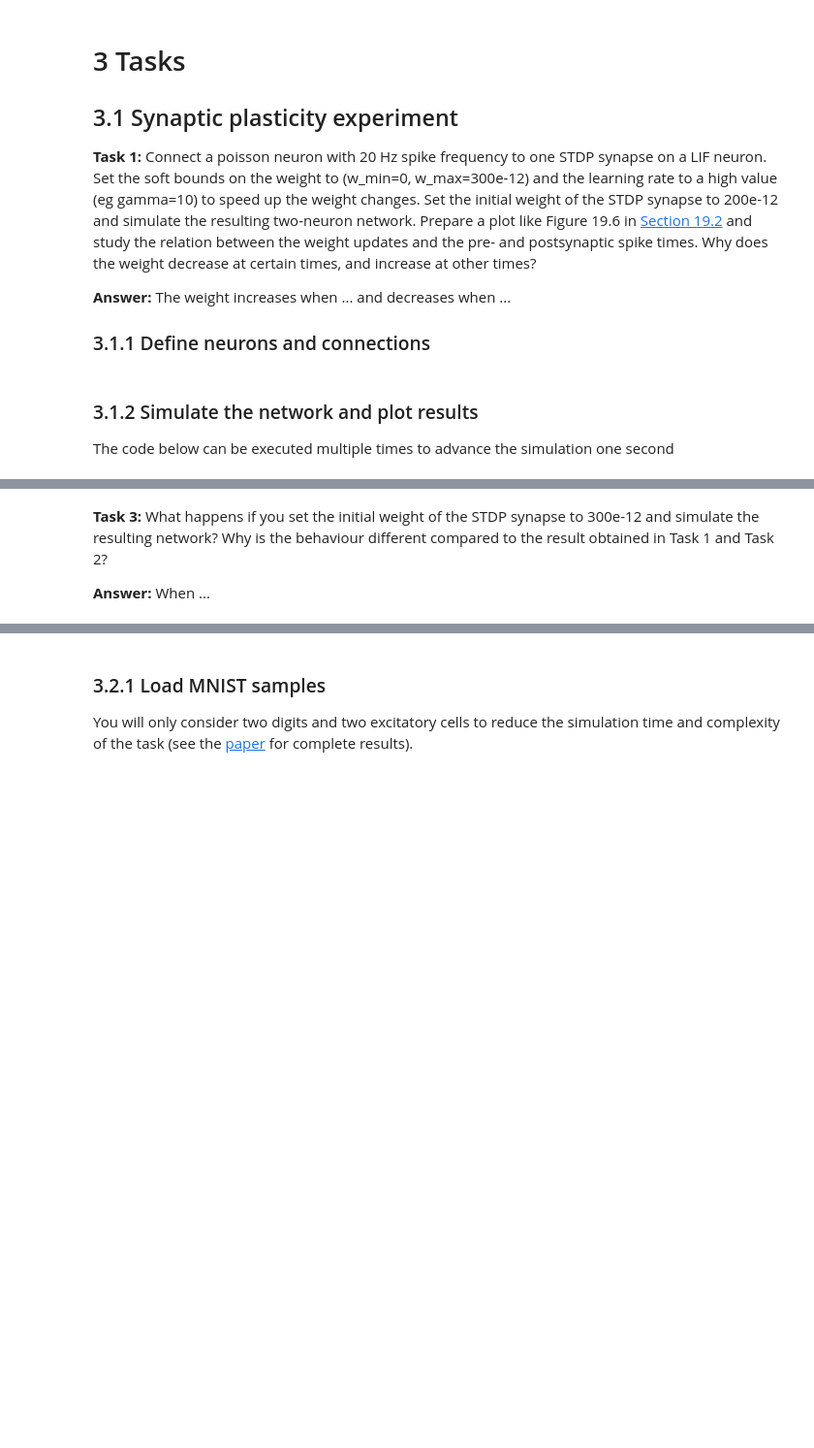
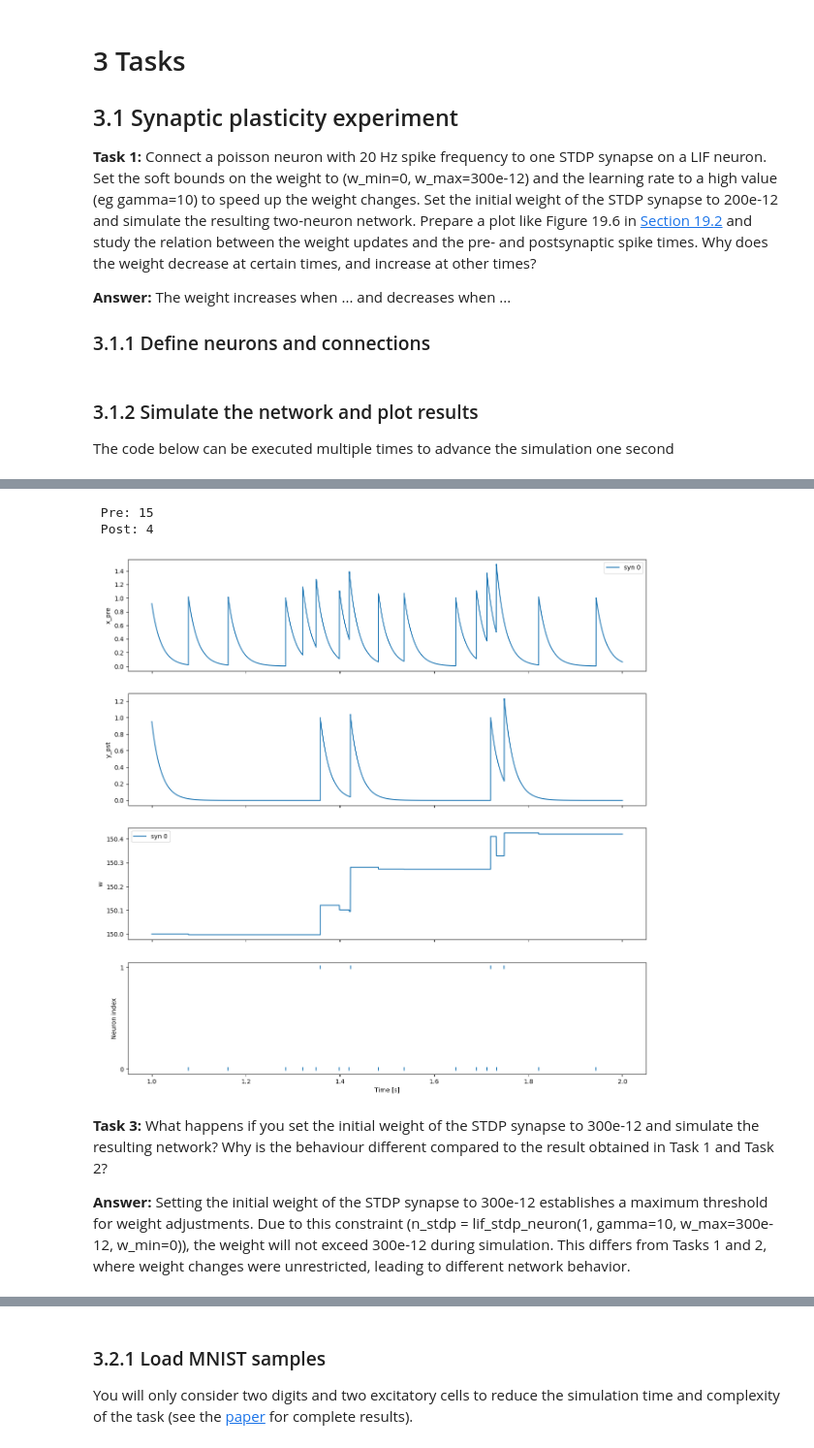
Before and after one commit to 1Ahm1/d7046e-snn2, a Jupyter notebook: SNN-Excercise-2-group1.ipynb, the cells around one changed output, grey strips where cells are left out. Shown at 97% size. Drawn from its saved outputs; the diff is of its cells as text; code cells hidden in the pictures; blank space fills up the shorter version.

```diff
--- a/SNN-Excercise-2-group1.ipynb
+++ b/SNN-Excercise-2-group1.ipynb
@@ -251,4 +272,68 @@ rasterplot(ax4, t_spike, n_spike,'Time [s]','Neuron index')
+# %%
+# Code for Task 2
+
+# Set the initial weight of the STDP synapse to 150e-12
+n_stdp['w_syn'][0] = 150e-12
+
+# Initialize variables for storing data
+t0 = t
+tv = []         # List to store time values
+x = []          # List to store pre-synaptic traces
+y = []          # List to store post-synaptic traces
+w = []          # List to store synaptic weights
+t_spike = []    # List to store spike times
+n_spike = []    # List to store neuron indices that spiked
+
+# Simulate the network for one second
+while t < t0 + 1:
+
+    # Update the network state for each timestep
+    spikes = update(dt, t, neurons, connections)
+
+    # Store membrane potentials and spike information for analysis and plotting
+    tv.append(t)
+    x.append(list(n_stdp['x_pre']))  # Store pre-synaptic traces
+    y.append(n_stdp['y_pst'])        # Store post-synaptic trace
+    w.append(list(n_stdp['w_syn'] / 1e-12))  # Store synaptic weights (converted to picoamps)
+
+    # Store spikes
+    if len(spikes) > 0:
+        for s in spikes:
+            t_spike.append(t)   # Store spike time
+            n_spike.append(s)   # Store neuron index that spiked
+
+    # Move to the next timestep
+    t += dt
+
+# Plot the results
+plt.rcParams['figure.figsize'] = [15, 15]
+fig, (ax1, ax2, ax3, ax4) = plt.subplots(4, 1, sharex=True)
+
+# Plot pre-synaptic traces
+ax1.plot(tv, x)
+ax1.set_ylabel('x_pre')
+ax1.legend(['syn 0'])
+
+# Plot post-synaptic trace
+ax2.plot(tv, y)
+ax2.set_ylabel('y_pst')
+
+# Plot synaptic weights
+ax3.plot(tv, w)
+ax3.set_ylabel('w')
+ax3.legend(['syn 0'])
+
+# Plot raster plot of spikes
+rasterplot(ax4, t_spike, n_spike, 'Time [s]', 'Neuron index')
+
+# Print the count of pre- and post-synaptic spikes
+print(f' Pre: {n_spike.count(0)}')
+print(f' Post: {n_spike.count(1)}')
+# %% [output]
+ Pre: 15
+ Post: 4
+[figure, added]
 # %% [markdown]
 **Task 3:** What happens if you set the initial weight of the STDP synapse to 300e-12 and simulate the resulting network? Why is the behaviour different compared to the result obtained in Task 1 and Task 2?
 
-**Answer:** When ...
+**Answer:** Setting the initial weight of the STDP synapse to 300e-12 establishes a maximum threshold for weight adjustments. Due to this constraint (n_stdp = lif_stdp_neuron(1, gamma=10, w_max=300e-12, w_min=0)), the weight will not exceed 300e-12 during simulation. This differs from Tasks 1 and 2, where weight changes were unrestricted, leading to different network behavior.
```
Also changed, not shown: parts of 13 cells of this notebook, 8 other files.
